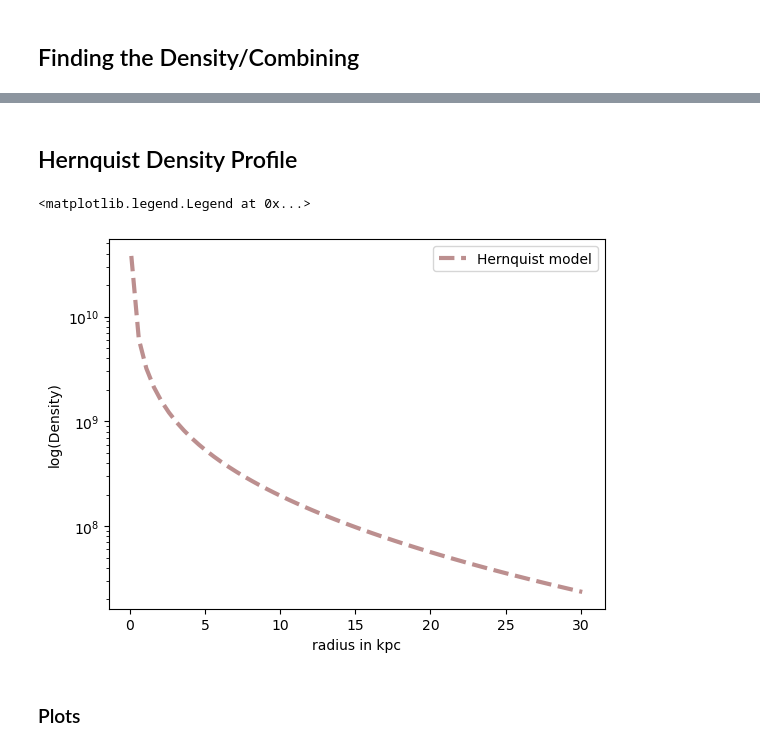
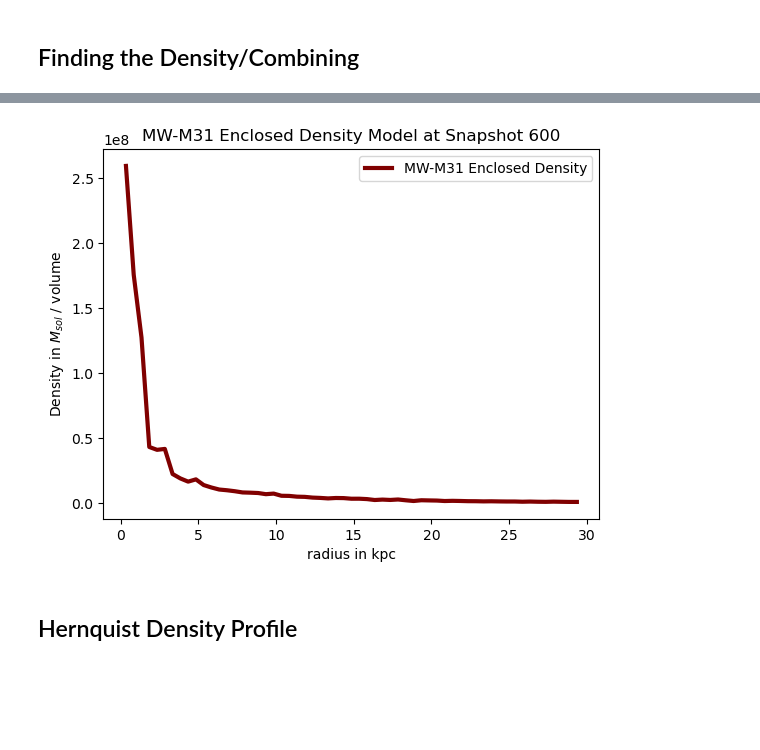
Before and after one commit to riannekooi/400B_2023_Kooi, a Jupyter notebook: research assignments/research assignment/HaloRemnants.ipynb, the cells around one changed output, grey strips where cells are left out. Saved outputs shown, nothing was run; the diff lists cells and outputs as text; code cells hidden in the pictures; blank space fills up the shorter version.

```diff
--- a/research assignments/research assignment/HaloRemnants.ipynb
+++ b/research assignments/research assignment/HaloRemnants.ipynb
@@ -19,0 +50,9 @@ NameError: name 'density_enclosed' is not defined
+# %%
+M31_MW_Mass_600 = MassProfile("MW", "M31", 600)
+r = np.arange(0.1, 30.0, 0.5)
+r_without_last = np.delete(r, -1)
+r_without_first = np.delete(r, 0)
+r_new = ((r_without_last)+(r_without_first))/2
+print(r_new)
+M31_MW_enclosed_density_600 = M31_MW_Mass_600.DensityEnclosed(1, r, volDec=2.0)
+print(M31_MW_enclosed_density_600)
@@ -20,3 +80,12 @@ NameError: name 'density_enclosed' is not defined
+# %%
+plt.plot(r_new, M31_MW_enclosed_density_600, label="MW-M31 Enclosed Density", c="maroon", linewidth=3)
+plt.xlabel('radius in kpc')
+plt.ylabel("Density in $M_{sol}$ / volume")
+plt.legend()
+plt.title("MW-M31 Enclosed Density Model at Snapshot 600")
+plt.savefig("MW-M31 Enclosed Density.pdf")
+# %% [output]
+[figure, added]
 # %% [markdown]
 ## Hernquist Density Profile
 # %%
@@ -28,10 +96,0 @@ hernquist_density_profile = M31_MW_Mass.HernquistDensity(r, a, M_tot)
-# %%
-plt.semilogy(r,hernquist_density_profile, '--',label='Hernquist model', c='rosybrown', linewidth=3)
-plt.xlabel('radius in kpc')
-plt.ylabel('log(Density)')
-plt.legend()
-# %% [output]
-<matplotlib.legend.Legend at 0x...>
-[figure, removed]
-# %% [markdown]
-### Plots
```
Also changed, not shown: parts of 9 cells of this notebook, 10 other files.
